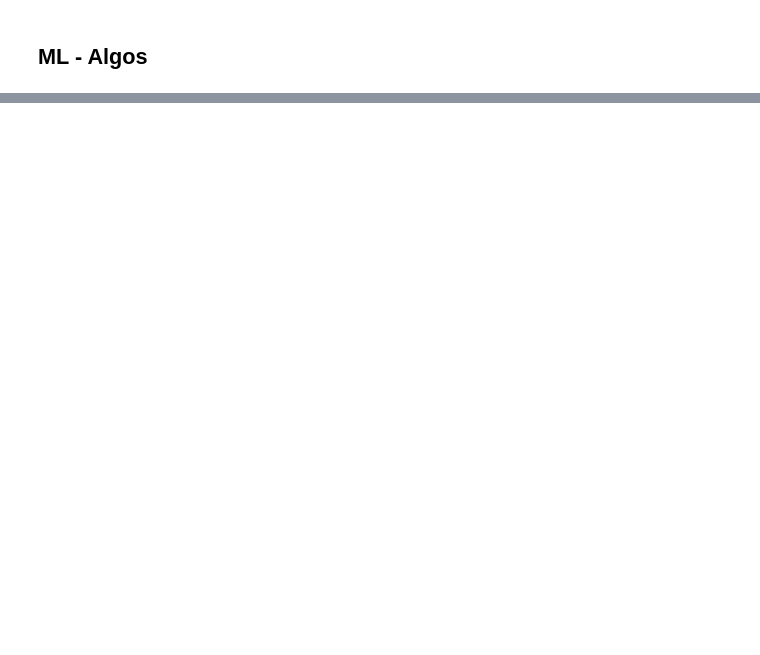
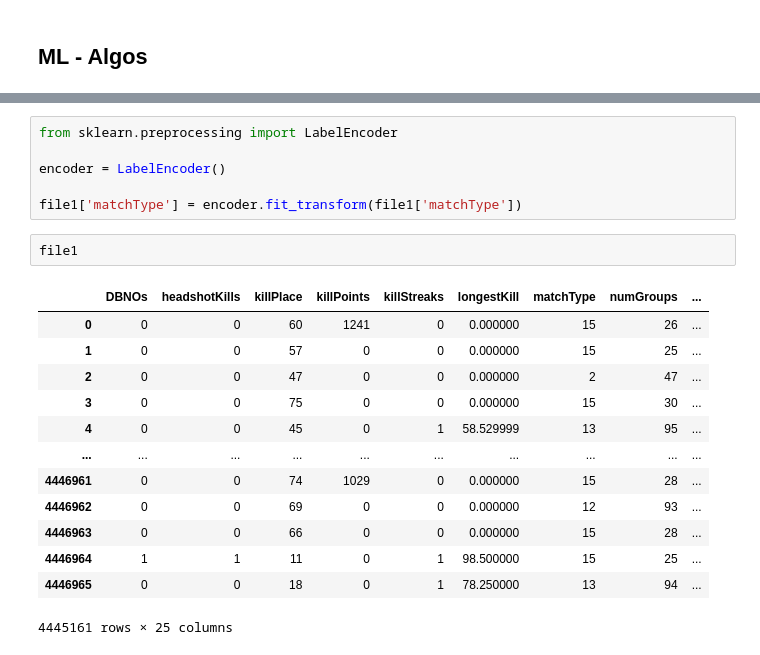
Before and after one commit to Vikram-kaki/Data-Science, a Jupyter notebook: Machine Learning/Projects/PUBG/NoteBook.ipynb, the cells around one changed output, grey strips where cells are left out. Saved outputs shown, nothing was run; the diff lists cells and outputs as text; blank space fills up the shorter version.

```diff
--- a/Machine Learning/Projects/PUBG/NoteBook.ipynb
+++ b/Machine Learning/Projects/PUBG/NoteBook.ipynb
@@ -511,0 +551,22 @@ dropColumns = ['Id', 'groupId', 'matchId', '', '', '', '', '', '', '', '', '', '
+# %%
+from sklearn.preprocessing import LabelEncoder
+
+encoder = LabelEncoder()
+
+file1['matchType'] = encoder.fit_transform(file1['matchType'])
+# %%
+file1
+# %% [output]
+|  | DBNOs | headshotKills | killPlace | killPoints | killStreaks | longestKill | matchType | numGroups | ... |
+| 0 | 0 | 0 | 60 | 1241 | 0 | 0.000000 | 15 | 26 | ... |
+| 1 | 0 | 0 | 57 | 0 | 0 | 0.000000 | 15 | 25 | ... |
+| 2 | 0 | 0 | 47 | 0 | 0 | 0.000000 | 2 | 47 | ... |
+| 3 | 0 | 0 | 75 | 0 | 0 | 0.000000 | 15 | 30 | ... |
+| 4 | 0 | 0 | 45 | 0 | 1 | 58.529999 | 13 | 95 | ... |
+| ... | ... | ... | ... | ... | ... | ... | ... | ... | ... |
+| 4446961 | 0 | 0 | 74 | 1029 | 0 | 0.000000 | 15 | 28 | ... |
+| 4446962 | 0 | 0 | 69 | 0 | 0 | 0.000000 | 12 | 93 | ... |
+| 4446963 | 0 | 0 | 66 | 0 | 0 | 0.000000 | 15 | 28 | ... |
+| 4446964 | 1 | 1 | 11 | 0 | 1 | 98.500000 | 15 | 25 | ... |
+| 4446965 | 0 | 0 | 18 | 0 | 1 | 78.250000 | 13 | 94 | ... |
+4445161 rows × 25 columns
```
Also changed, not shown: parts of 20 cells of this notebook.
